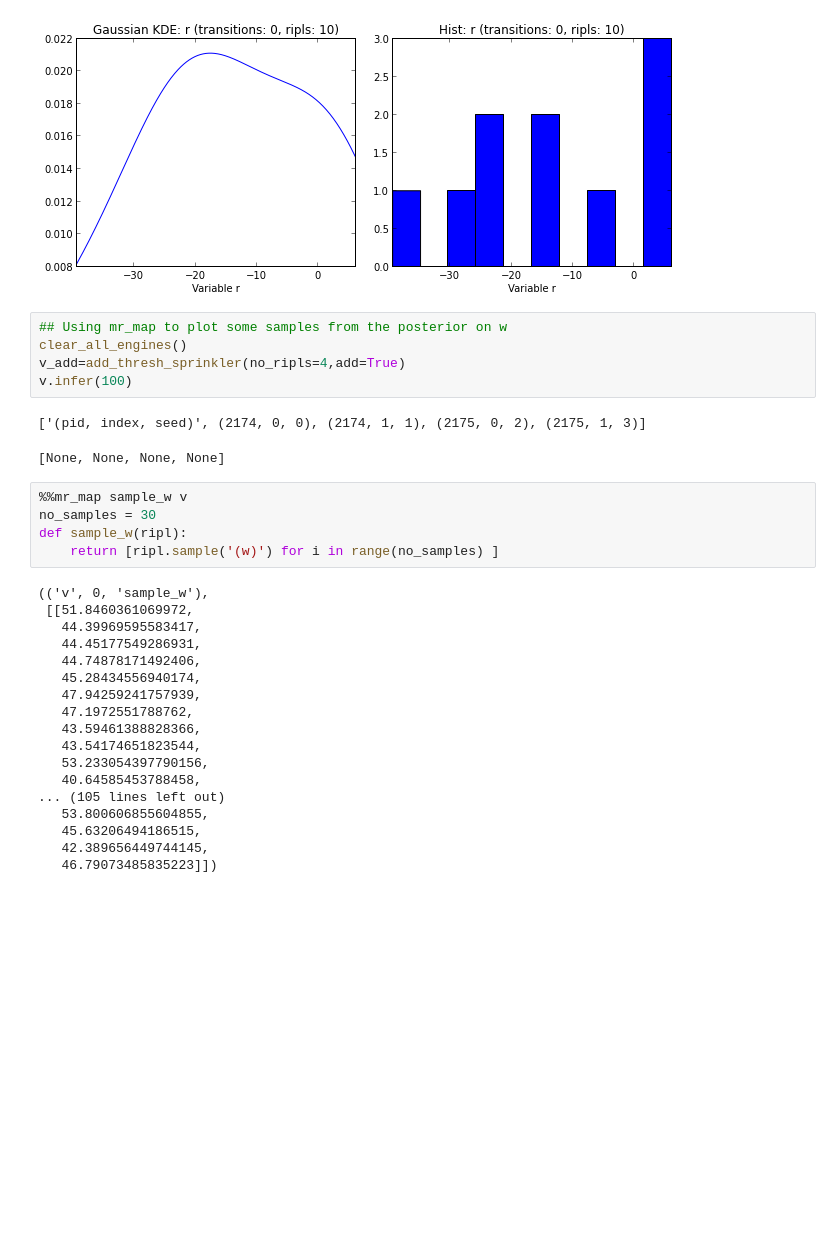
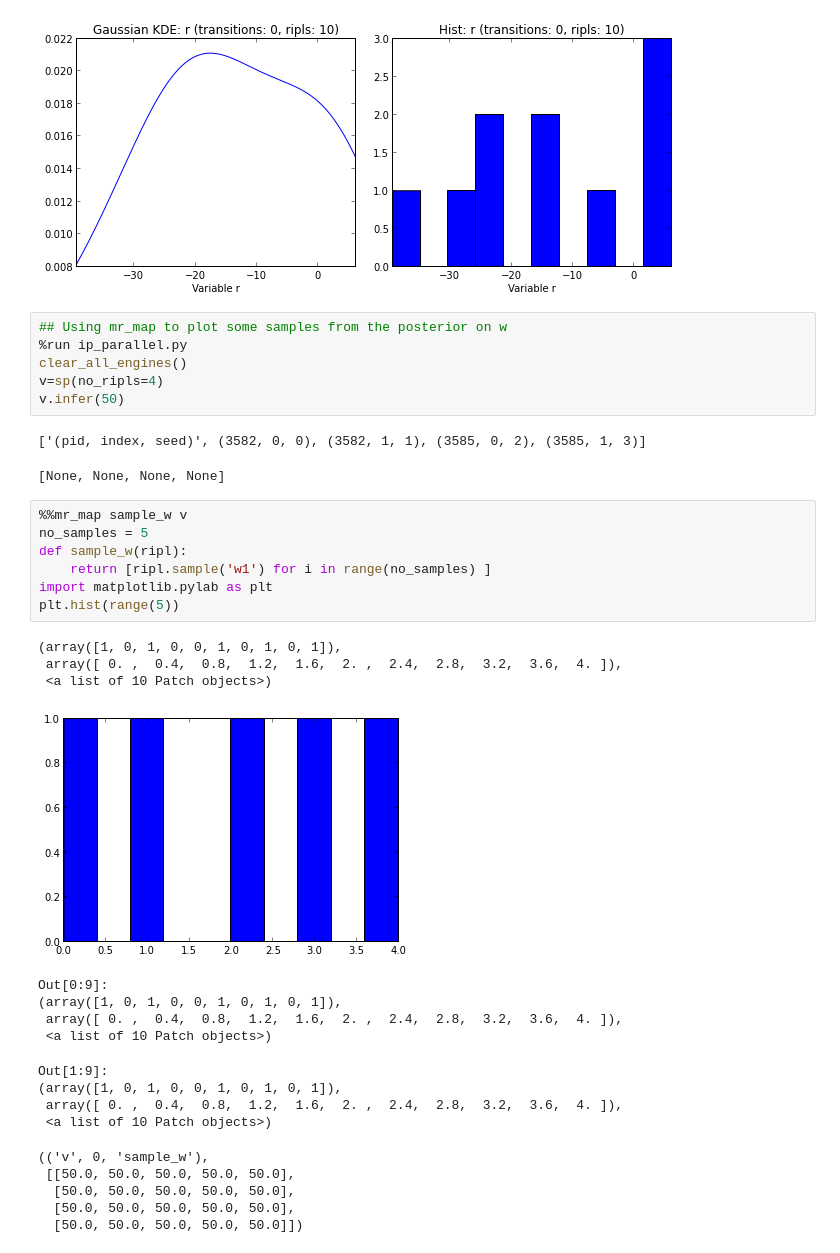
Before and after one commit to owainevans/myunit, a Jupyter notebook: nb_ip_parallel.ipynb, the cells around one changed output. Saved outputs shown, nothing was run; the diff lists cells and outputs as text; blank space fills up the shorter version.

```diff
--- a/nb_ip_parallel.ipynb
+++ b/nb_ip_parallel.ipynb
@@ -87,32 +87,35 @@ snap_thresh2 = v_thresh.snapshot('r',plot=True)
 [figure]
 # %%
 ## Using mr_map to plot some samples from the posterior on w
+%run ip_parallel.py
 clear_all_engines()
-v_add=add_thresh_sprinkler(no_ripls=4,add=True)
-v.infer(100)
+v=sp(no_ripls=4)
+v.infer(50)
 # %% [output]
-['(pid, index, seed)', (2174, 0, 0), (2174, 1, 1), (2175, 0, 2), (2175, 1, 3)]
+['(pid, index, seed)', (3582, 0, 0), (3582, 1, 1), (3585, 0, 2), (3585, 1, 3)]
 [None, None, None, None]
 # %%
 %%mr_map sample_w v
-no_samples = 30
+no_samples = 5
 def sample_w(ripl):
-    return [ripl.sample('(w)') for i in range(no_samples) ]
+    return [ripl.sample('w1') for i in range(no_samples) ]
+import matplotlib.pylab as plt
+plt.hist(range(5))
 # %% [output]
-(('v', 0, 'sample_w'),
- [[51.8460361069972,
-   44.39969595583417,
-   44.45177549286931,
-   44.74878171492406,
-   45.28434556940174,
-   47.94259241757939,
-   47.1972551788762,
-   43.59461388828366,
-   43.54174651823544,
-   53.233054397790156,
-   40.64585453788458,
-... (105 lines left out)
-   53.800606855604855,
-   45.63206494186515,
-   42.389656449744145,
-   46.79073485835223]])
+(array([1, 0, 1, 0, 0, 1, 0, 1, 0, 1]),
+ array([ 0. ,  0.4,  0.8,  1.2,  1.6,  2. ,  2.4,  2.8,  3.2,  3.6,  4. ]),
+ <a list of 10 Patch objects>)
+[figure, added]
+Out[0:9]:
+(array([1, 0, 1, 0, 0, 1, 0, 1, 0, 1]),
+ array([ 0. ,  0.4,  0.8,  1.2,  1.6,  2. ,  2.4,  2.8,  3.2,  3.6,  4. ]),
+ <a list of 10 Patch objects>)
+Out[1:9]:
+(array([1, 0, 1, 0, 0, 1, 0, 1, 0, 1]),
+ array([ 0. ,  0.4,  0.8,  1.2,  1.6,  2. ,  2.4,  2.8,  3.2,  3.6,  4. ]),
+ <a list of 10 Patch objects>)
+(('v', 0, 'sample_w'),
+ [[50.0, 50.0, 50.0, 50.0, 50.0],
+  [50.0, 50.0, 50.0, 50.0, 50.0],
+  [50.0, 50.0, 50.0, 50.0, 50.0],
+  [50.0, 50.0, 50.0, 50.0, 50.0]])
```
Also changed, not shown: parts of 6 cells of this notebook, 1 other file.
